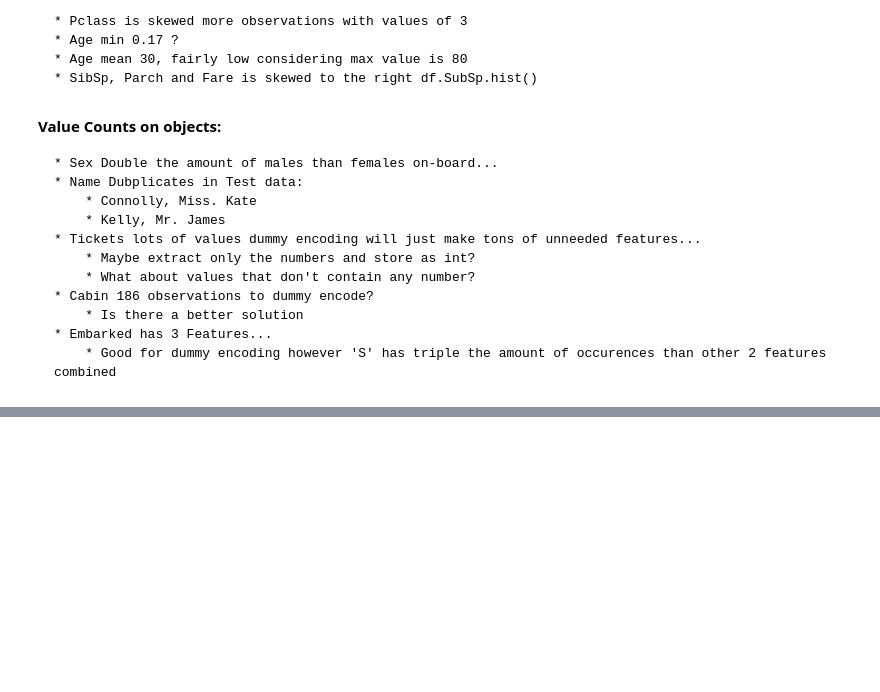
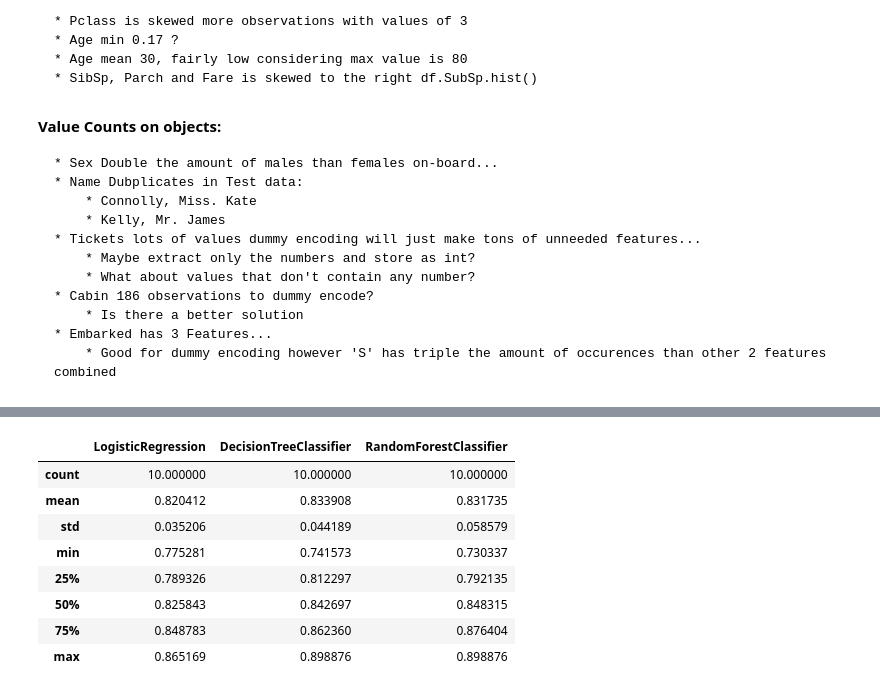
Before and after one commit to christopherfick/titanic, a Jupyter notebook: main.ipynb, the cells around one changed output, grey strips where cells are left out. Drawn from its saved outputs; the diff is of its cells as text; code cells hidden in the pictures; blank space fills up the shorter version.

Commit message:
Finished imputing age, starting creating models

```diff
--- a/main.ipynb
+++ b/main.ipynb
@@ -96,0 +109,30 @@ null_age = df_clean[df_clean.Age.isnull()].copy()
+# %%
+from sklearn.model_selection import cross_val_score
+from sklearn.linear_model import LogisticRegression
+from sklearn.tree import DecisionTreeClassifier
+from sklearn.ensemble import RandomForestClassifier
+
+x = np.array(train.drop('Survived', axis=1))
+y = train.Survived
+
+cv = 10
+log_reg_scores = cross_val_score(LogisticRegression(solver='liblinear'), x, y, cv=cv)
+tree_classifier_scores = cross_val_score(DecisionTreeClassifier(max_depth=4), x, y, cv=cv)
+rand_forest_scores = cross_val_score(RandomForestClassifier(max_depth=10), x, y, cv=cv)
+# %%
+scores_df = pd.DataFrame({
+            'LogisticRegression':log_reg_scores,
+            'DecisionTreeClassifier':tree_classifier_scores,
+            'RandomForestClassifier':rand_forest_scores
+                            })
+scores_df.describe()
+# %% [output]
+|  | LogisticRegression | DecisionTreeClassifier | RandomForestClassifier |
+| count | 10.000000 | 10.000000 | 10.000000 |
+| mean | 0.820412 | 0.833908 | 0.831735 |
+| std | 0.035206 | 0.044189 | 0.058579 |
+| min | 0.775281 | 0.741573 | 0.730337 |
+| 25% | 0.789326 | 0.812297 | 0.792135 |
+| 50% | 0.825843 | 0.842697 | 0.848315 |
+| 75% | 0.848783 | 0.862360 | 0.876404 |
+| max | 0.865169 | 0.898876 | 0.898876 |
```
Also changed, not shown: parts of 3 cells of this notebook, 1 other file.
